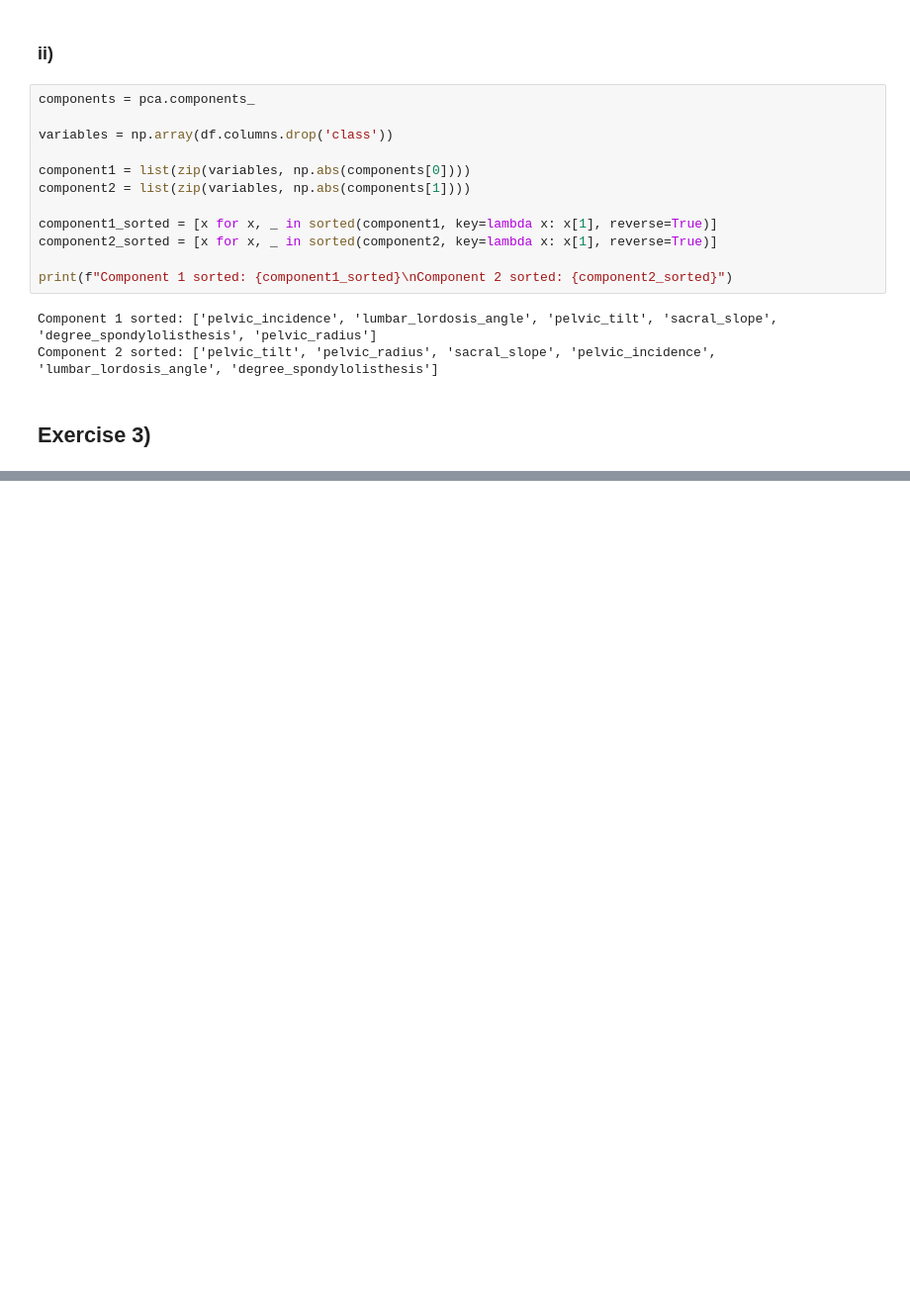
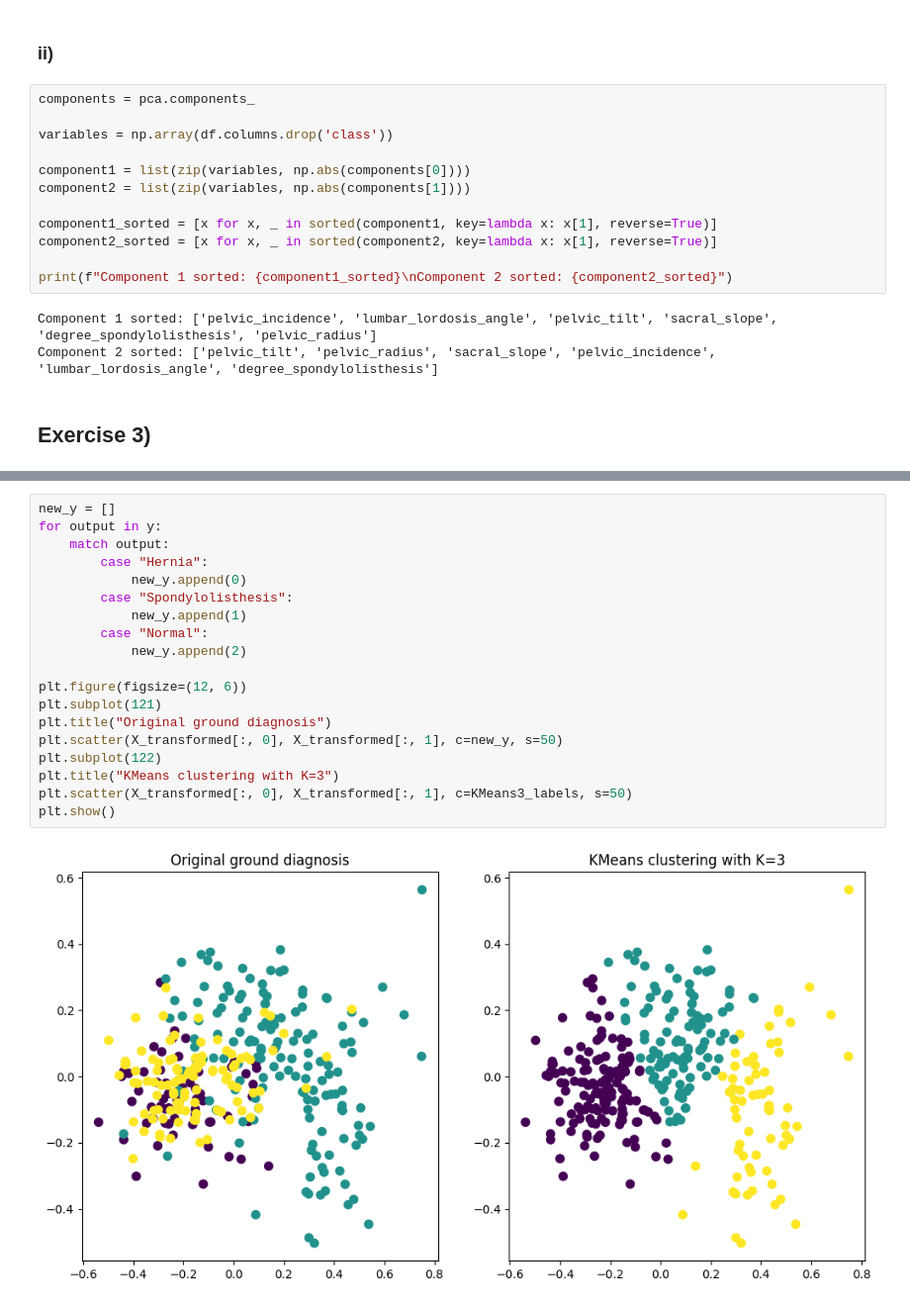
Before and after one commit to joserlopes/Aprendizagem, a Jupyter notebook: Homework4/G002.ipynb, the cells around one changed output, grey strips where cells are left out. Shown at 99% size. Cells and saved outputs as stored; diff of their text form; blank space fills up the shorter version.

```diff
--- a/Homework4/G002.ipynb
+++ b/Homework4/G002.ipynb
@@ -164,0 +143,21 @@ plt.show()
+# %%
+new_y = []
+for output in y:
+    match output:
+        case "Hernia":
+            new_y.append(0)
+        case "Spondylolisthesis":
+            new_y.append(1)
+        case "Normal":
+            new_y.append(2)
+
+plt.figure(figsize=(12, 6))
+plt.subplot(121)
+plt.title("Original ground diagnosis")
+plt.scatter(X_transformed[:, 0], X_transformed[:, 1], c=new_y, s=50)
+plt.subplot(122)
+plt.title("KMeans clustering with K=3")
+plt.scatter(X_transformed[:, 0], X_transformed[:, 1], c=KMeans3_labels, s=50)
+plt.show()
+# %% [output]
+[figure, added]
```
Also changed, not shown: parts of 2 cells of this notebook.
